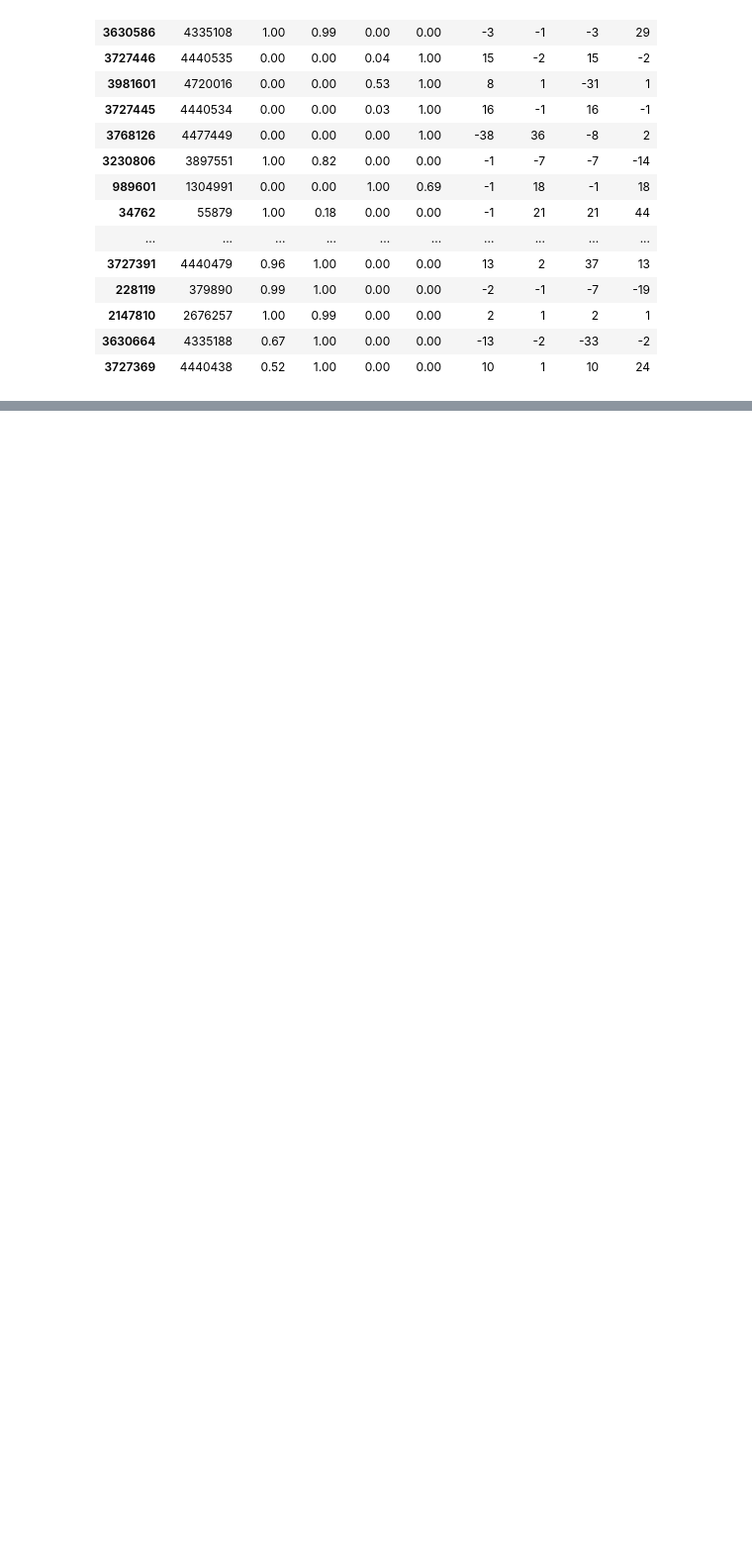
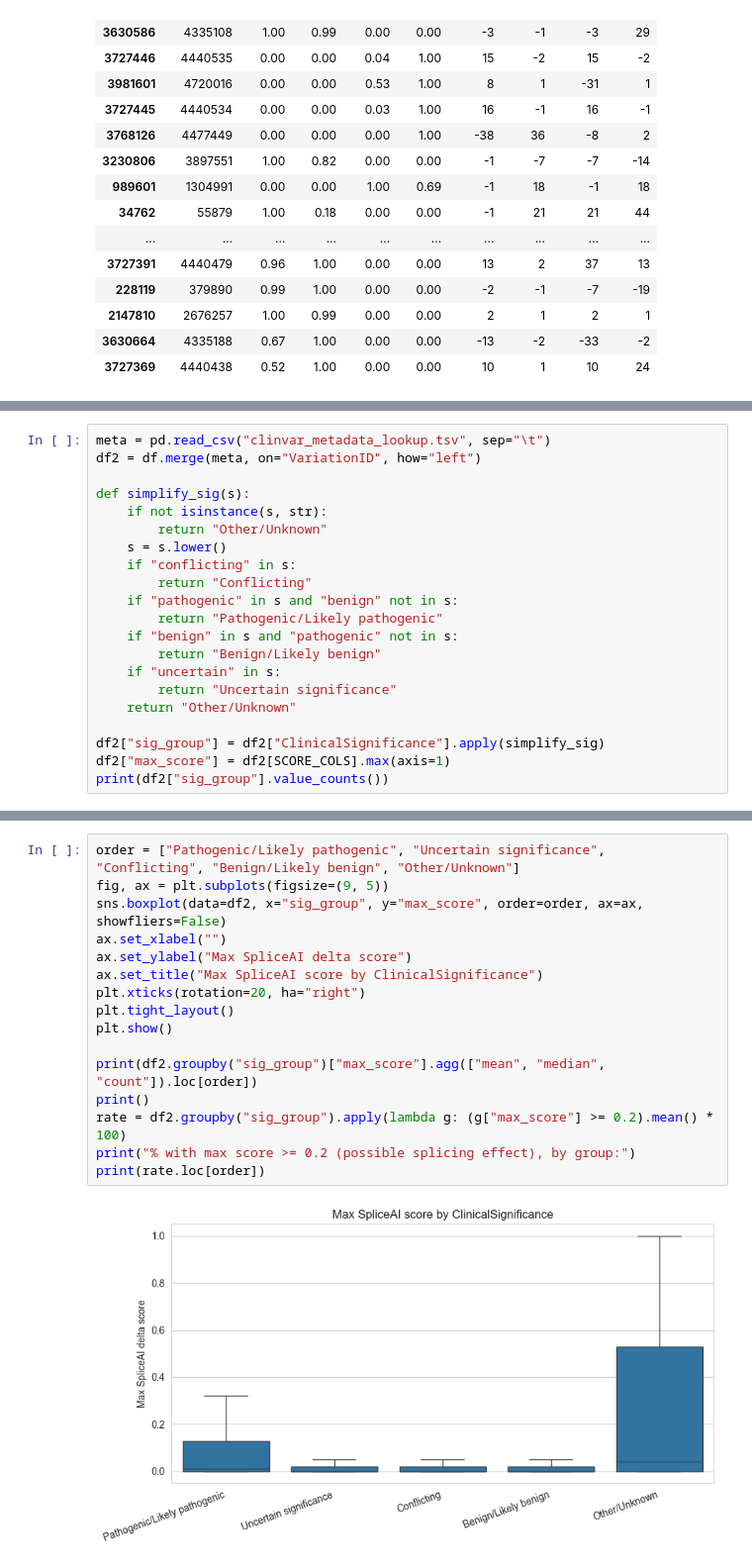
Before and after one commit to ddcohn/RBP_Isoforms_Variants, a Jupyter notebook: notebooks/spliceai_clinvar_exploration.ipynb, the cells around one changed output, grey strips where cells are left out. Shown at 99% size. Cells and saved outputs as stored; diff of their text form; blank space fills up the shorter version.

```diff
--- a/notebooks/spliceai_clinvar_exploration.ipynb
+++ b/notebooks/spliceai_clinvar_exploration.ipynb
@@ -85,0 +90,21 @@ top_variants[["VariationID"] + SCORE_COLS + ["DP_AG", "DP_AL", "DP_DG", "DP_DL"]
+# %%
+meta = pd.read_csv("clinvar_metadata_lookup.tsv", sep="\t")
+df2 = df.merge(meta, on="VariationID", how="left")
+
+def simplify_sig(s):
+    if not isinstance(s, str):
+        return "Other/Unknown"
+    s = s.lower()
+    if "conflicting" in s:
+        return "Conflicting"
+    if "pathogenic" in s and "benign" not in s:
+        return "Pathogenic/Likely pathogenic"
+    if "benign" in s and "pathogenic" not in s:
+        return "Benign/Likely benign"
+    if "uncertain" in s:
+        return "Uncertain significance"
+    return "Other/Unknown"
+
+df2["sig_group"] = df2["ClinicalSignificance"].apply(simplify_sig)
+df2["max_score"] = df2[SCORE_COLS].max(axis=1)
+print(df2["sig_group"].value_counts())
@@ -85,0 +119,18 @@ top_variants[["VariationID"] + SCORE_COLS + ["DP_AG", "DP_AL", "DP_DG", "DP_DL"]
+# %%
+order = ["Pathogenic/Likely pathogenic", "Uncertain significance", "Conflicting", "Benign/Likely benign", "Other/Unknown"]
+fig, ax = plt.subplots(figsize=(9, 5))
+sns.boxplot(data=df2, x="sig_group", y="max_score", order=order, ax=ax, showfliers=False)
+ax.set_xlabel("")
+ax.set_ylabel("Max SpliceAI delta score")
+ax.set_title("Max SpliceAI score by ClinicalSignificance")
+plt.xticks(rotation=20, ha="right")
+plt.tight_layout()
+plt.show()
+
+print(df2.groupby("sig_group")["max_score"].agg(["mean", "median", "count"]).loc[order])
+print()
+rate = df2.groupby("sig_group").apply(lambda g: (g["max_score"] >= 0.2).mean() * 100)
+print("% with max score >= 0.2 (possible splicing effect), by group:")
+print(rate.loc[order])
+# %% [output]
+[figure, added]
```
Also changed, not shown: parts of 8 cells of this notebook.
